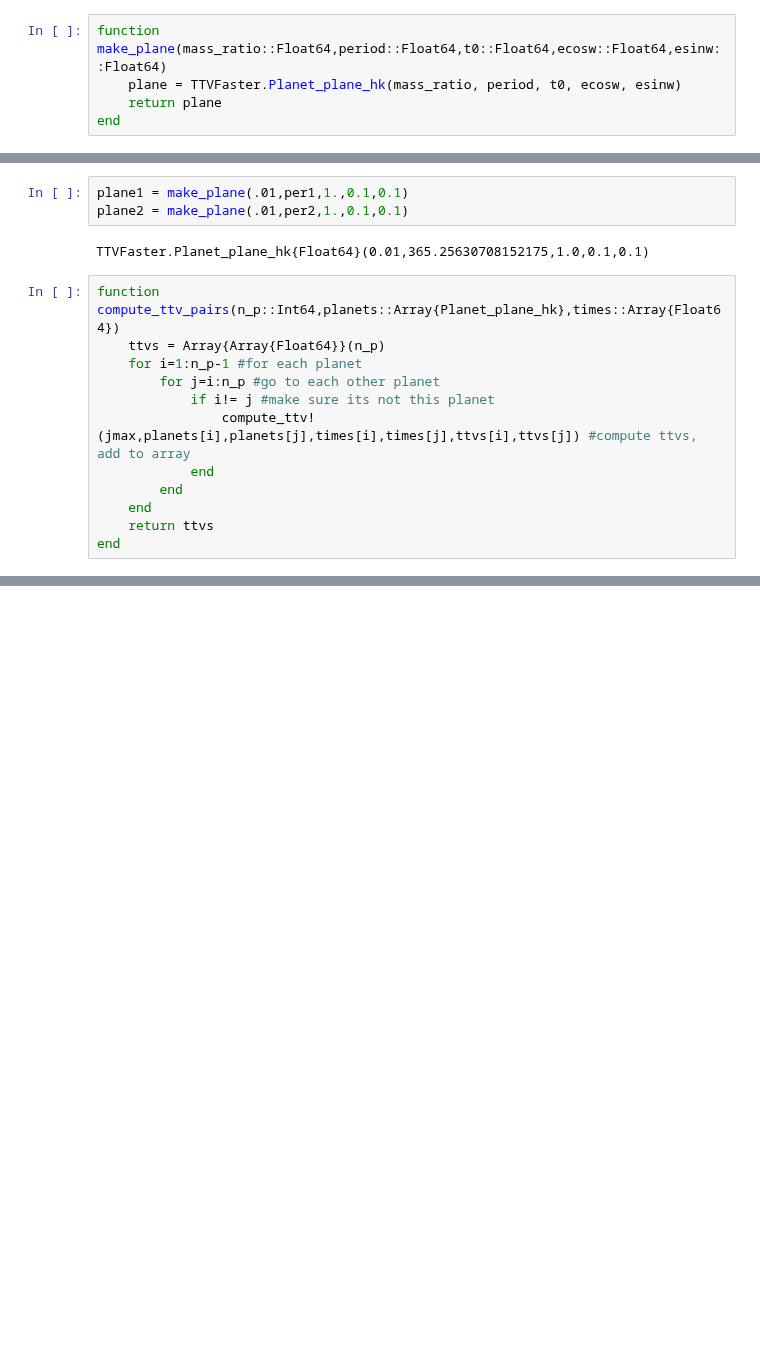
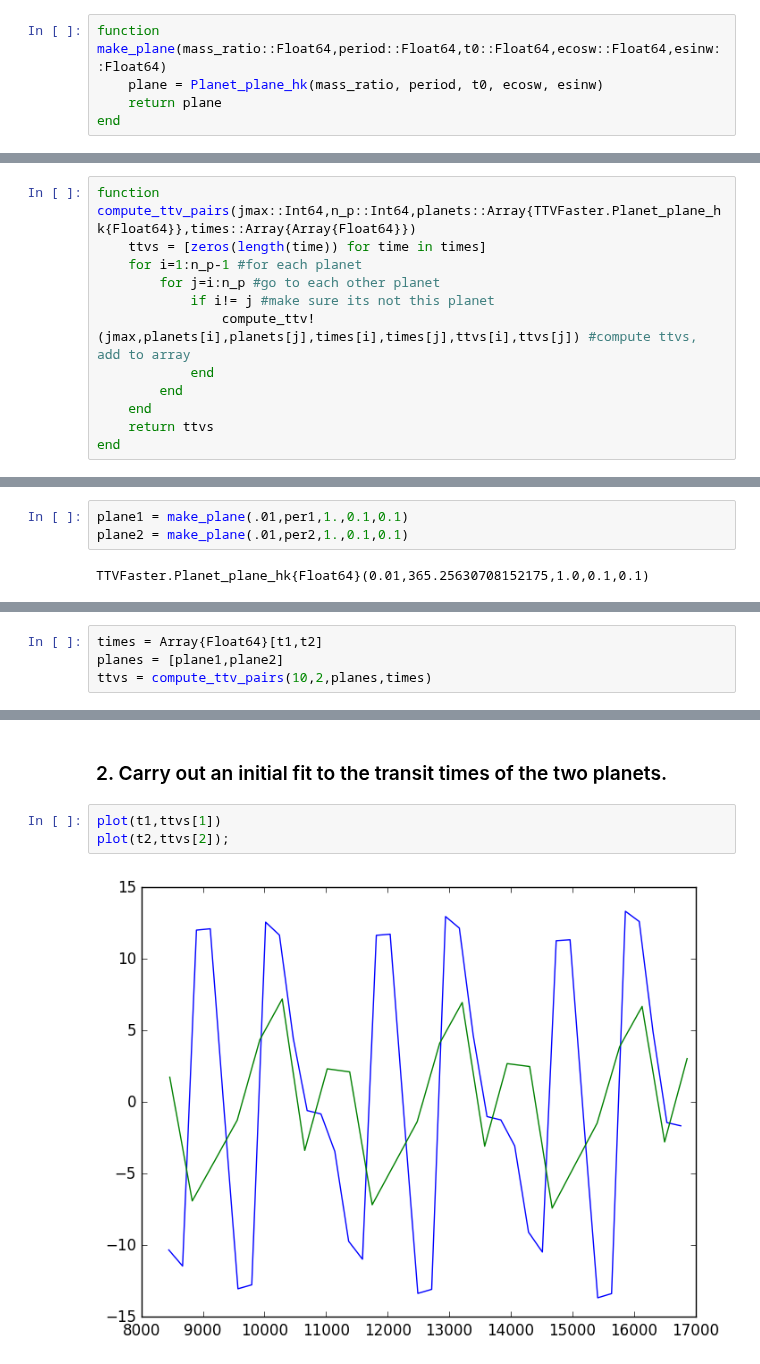
Before and after one commit to jlustigy/ExoJulia, a Jupyter notebook: Homework/hw4/Trevor_Kolby/hw4.ipynb, the cells around one changed output, grey strips where cells are left out. Saved outputs shown, nothing was run; the diff lists cells and outputs as text; blank space fills up the shorter version.

Commit message:
finished parts 1 and 2, working on third planet

```diff
--- a/Homework/hw4/Trevor_Kolby/hw4.ipynb
+++ b/Homework/hw4/Trevor_Kolby/hw4.ipynb
@@ -40,8 +40,20 @@ title("Planet 2");
 ### 1. Create a wrapper for compute_ttv.jl which calls N(N-1) pairs of planets to compute the TTV of each planet due to all of the others.
 # %%
 function make_plane(mass_ratio::Float64,period::Float64,t0::Float64,ecosw::Float64,esinw::Float64)
-    plane = TTVFaster.Planet_plane_hk(mass_ratio, period, t0, ecosw, esinw)
+    plane = Planet_plane_hk(mass_ratio, period, t0, ecosw, esinw)
     return plane
 end
 # %% [output]
 make_plane (generic function with 1 method)
+# %%
+function compute_ttv_pairs(jmax::Int64,n_p::Int64,planets::Array{TTVFaster.Planet_plane_hk{Float64}},times::Array{Array{Float64}})
+    ttvs = [zeros(length(time)) for time in times]
+    for i=1:n_p-1 #for each planet
+        for j=i:n_p #go to each other planet
+            if i!= j #make sure its not this planet
+                compute_ttv!(jmax,planets[i],planets[j],times[i],times[j],ttvs[i],ttvs[j]) #compute ttvs, add to array
+            end
+        end
+    end
+    return ttvs
+end
@@ -50,15 +64,3 @@ plane1 = make_plane(.01,per1,1.,0.1,0.1)
 plane2 = make_plane(.01,per2,1.,0.1,0.1)
 # %% [output]
 TTVFaster.Planet_plane_hk{Float64}(0.01,365.25630708152175,1.0,0.1,0.1)
-# %%
-function compute_ttv_pairs(n_p::Int64,planets::Array{Planet_plane_hk},times::Array{Float64})
-    ttvs = Array{Array{Float64}}(n_p)
-    for i=1:n_p-1 #for each planet
-        for j=i:n_p #go to each other planet
-            if i!= j #make sure its not this planet
-                compute_ttv!(jmax,planets[i],planets[j],times[i],times[j],ttvs[i],ttvs[j]) #compute ttvs, add to array
-            end
-        end
-    end
-    return ttvs
-end
@@ -93,0 +67,4 @@ arr2 = [.01,per2,1.,0.1,0.1]
+# %%
+times = Array{Float64}[t1,t2]
+planes = [plane1,plane2]
+ttvs = compute_ttv_pairs(10,2,planes,times)
@@ -93,0 +75,7 @@ arr2 = [.01,per2,1.,0.1,0.1]
+# %% [markdown]
+### 2. Carry out an initial fit to the transit times of the two planets.
+# %%
+plot(t1,ttvs[1])
+plot(t2,ttvs[2]);
+# %% [output]
+[figure, added]
```
Also changed, not shown: parts of 9 cells of this notebook.
